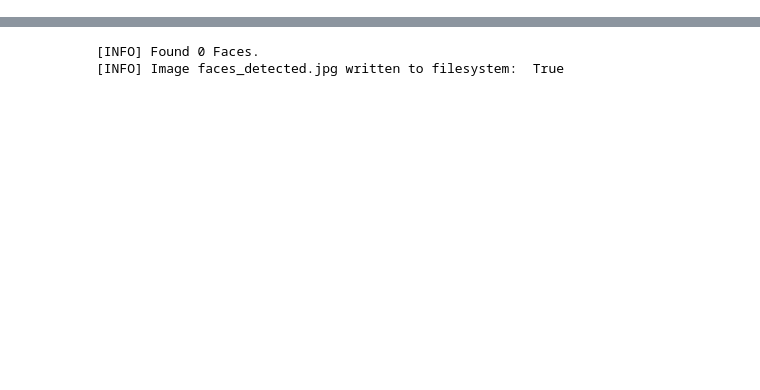
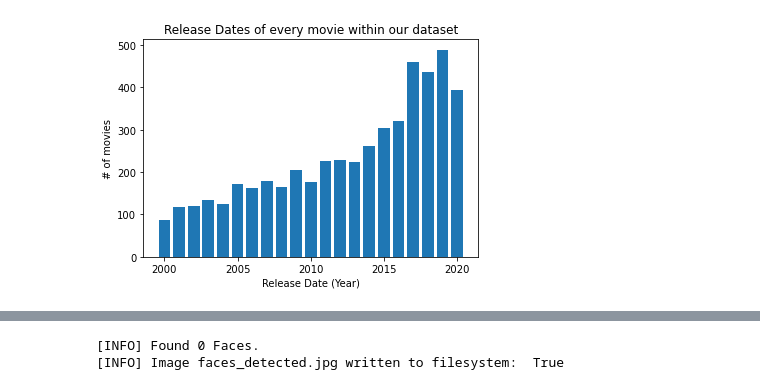
Before and after one commit to witchard-wang/MovieGenreClassification, a Jupyter notebook: analysis.ipynb, the cells around one changed output, grey strips where cells are left out. Drawn from its saved outputs; the diff is of its cells as text; code cells hidden in the pictures; blank space fills up the shorter version.

```diff
--- a/analysis.ipynb
+++ b/analysis.ipynb
@@ -68,0 +141,19 @@ plt.show()
+# %%
+def plotDate():
+    data, dataModel, img_array = setupData()
+    dateX = [*range(2000,2021,1)]
+    dateY = []
+    for x in dateX:
+        count = 0
+        for y in data['Release_Date']:
+            if str(x) == y[0:4]:
+                count += 1
+        dateY.append(count)
+    plt.title('Release Dates of every movie within our dataset')
+    plt.bar(x = dateX, height = dateY)
+    plt.xlabel('Release Date (Year)')
+    plt.ylabel('# of movies')
+    plt.savefig('charts/dates.png',bbox_inches='tight')
+plotDate()
+# %% [output]
+[figure, added]
```
Also changed, not shown: parts of 20 cells of this notebook.
